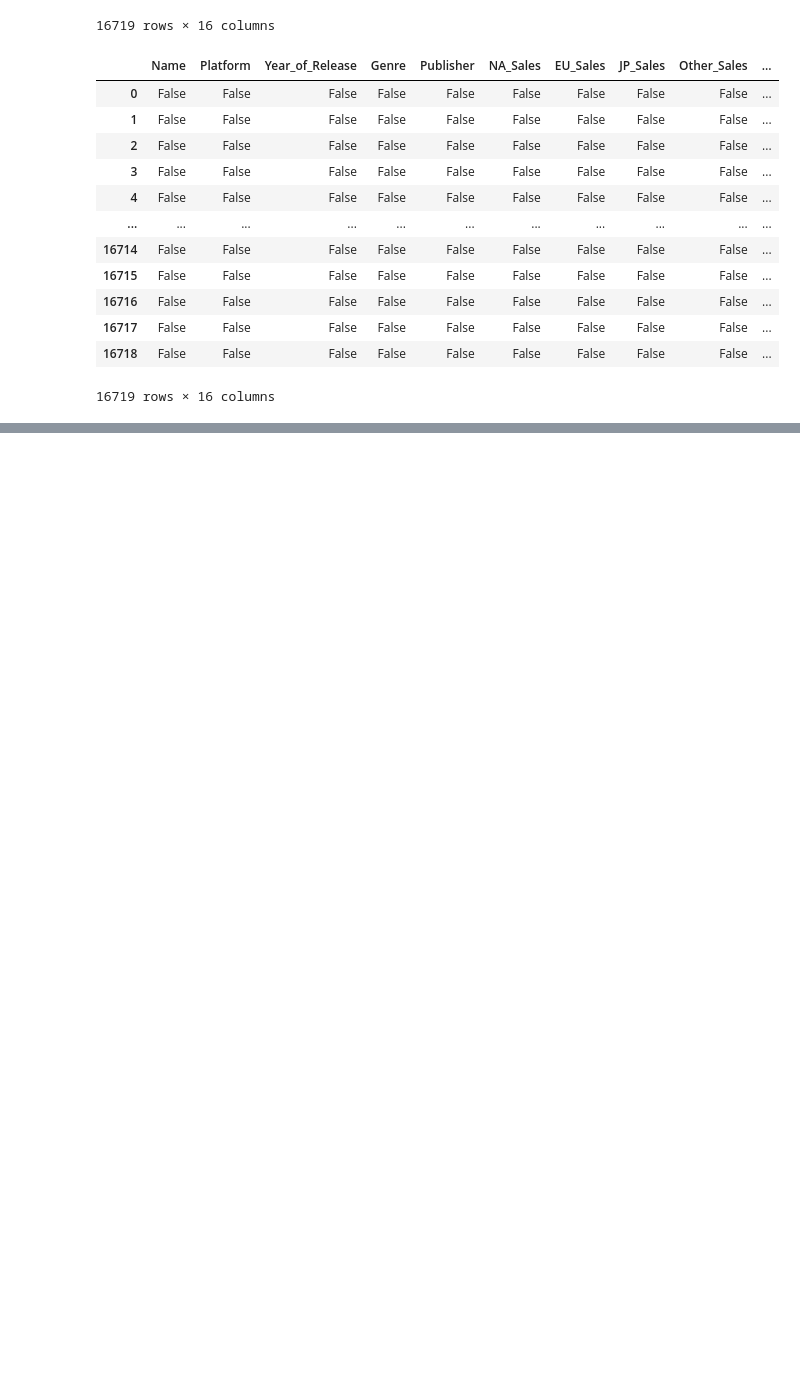
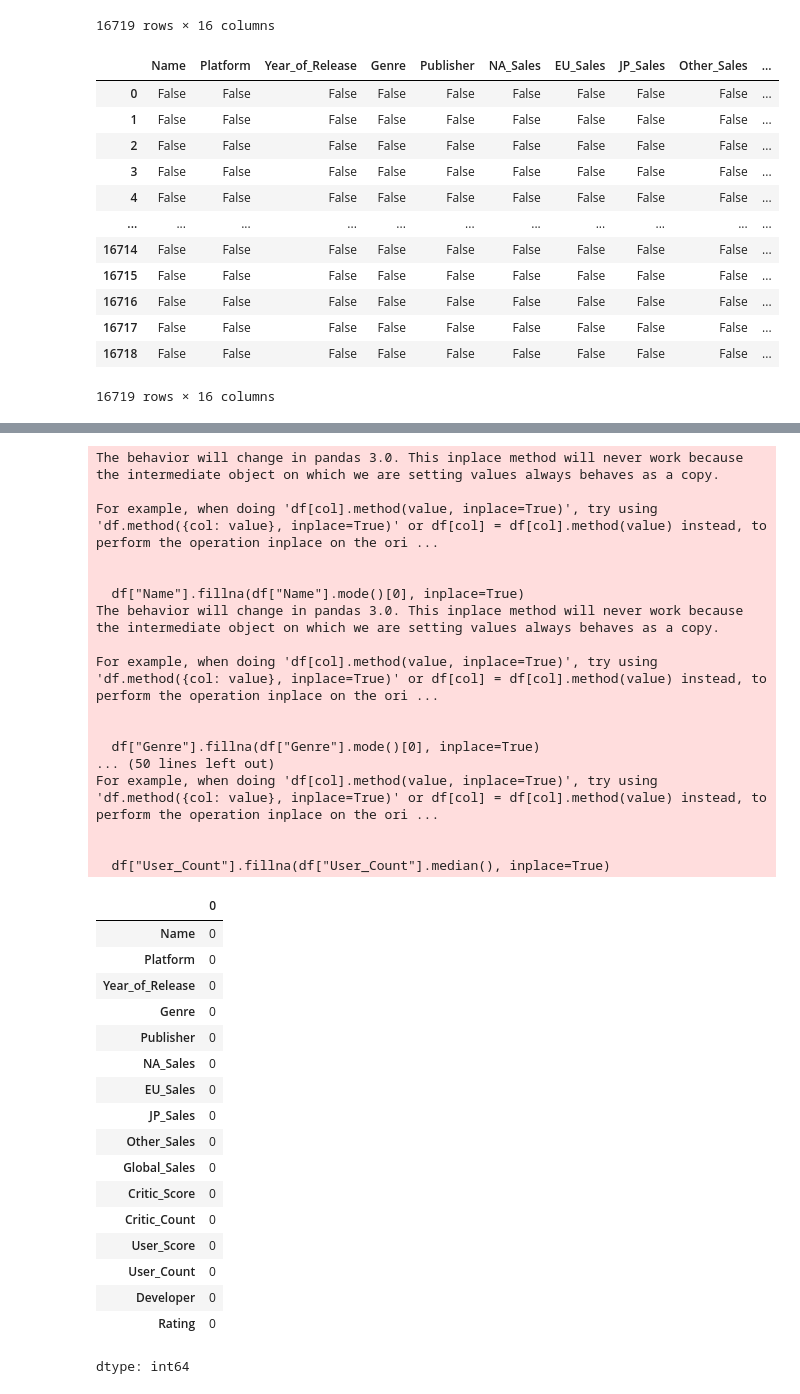
Before and after one commit to bhomjan18/ML-Training, a Jupyter notebook: First_ML_project.ipynb, the cells around one changed output, grey strips where cells are left out. Drawn from its saved outputs; the diff is of its cells as text; code cells hidden in the pictures; blank space fills up the shorter version.

```diff
--- a/First_ML_project.ipynb
+++ b/First_ML_project.ipynb
@@ -82,4 +61,0 @@ dtype: int64
-# %%
-a = df["Critic_Score"].mean()
-df["Critic_Score"] = df["Critic_Score"].fillna(a)
-df
@@ -100 +62,52 @@ df
+# %%
+# Replace NaN in "Name" with the most common name
+# cannot change into a cause it's boolean value only
+df["Name"].fillna(df["Name"].mode()[0], inplace=True)
+df["Genre"].fillna(df["Genre"].mode()[0], inplace=True)
+df["Publisher"].fillna(df["Publisher"].mode()[0], inplace=True)
+df["Developer"].fillna(df["Developer"].mode()[0], inplace=True)
+df["Rating"].fillna(df["Rating"].mode()[0], inplace=True)
+df["Year_of_Release"].fillna(df["Year_of_Release"].mean(), inplace=True)
+df["Critic_Score"].fillna(df["Critic_Score"].mean(), inplace=True)
+df["Critic_Count"].fillna(df["Critic_Count"].mean(), inplace=True)
+df["User_Score"].fillna(df["User_Score"].median(), inplace=True)
+df["NA_Sales"].fillna(df["NA_Sales"].median(), inplace=True)
+df["User_Count"].fillna(df["User_Count"].median(), inplace=True)
+df.isnull().sum()
+# %% [output]
+The behavior will change in pandas 3.0. This inplace method will never work because the intermediate object on which we are setting values always behaves as a copy.
+
+For example, when doing 'df[col].method(value, inplace=True)', try using 'df.method({col: value}, inplace=True)' or df[col] = df[col].method(value) instead, to perform the operation inplace on the ori ...
+
+
+  df["Name"].fillna(df["Name"].mode()[0], inplace=True)
+The behavior will change in pandas 3.0. This inplace method will never work because the intermediate object on which we are setting values always behaves as a copy.
+
+For example, when doing 'df[col].method(value, inplace=True)', try using 'df.method({col: value}, inplace=True)' or df[col] = df[col].method(value) instead, to perform the operation inplace on the ori ...
+
+
+  df["Genre"].fillna(df["Genre"].mode()[0], inplace=True)
+... (50 lines left out)
+For example, when doing 'df[col].method(value, inplace=True)', try using 'df.method({col: value}, inplace=True)' or df[col] = df[col].method(value) instead, to perform the operation inplace on the ori ...
+
+
+  df["User_Count"].fillna(df["User_Count"].median(), inplace=True)
+|  | 0 |
+| Name | 0 |
+| Platform | 0 |
+| Year_of_Release | 0 |
+| Genre | 0 |
+| Publisher | 0 |
+| NA_Sales | 0 |
+| EU_Sales | 0 |
+| JP_Sales | 0 |
+| Other_Sales | 0 |
+| Global_Sales | 0 |
+| Critic_Score | 0 |
+| Critic_Count | 0 |
+| User_Score | 0 |
+| User_Count | 0 |
+| Developer | 0 |
+| Rating | 0 |
+dtype: int64
 # %%
```
Also changed, not shown: parts of 10 cells of this notebook.
